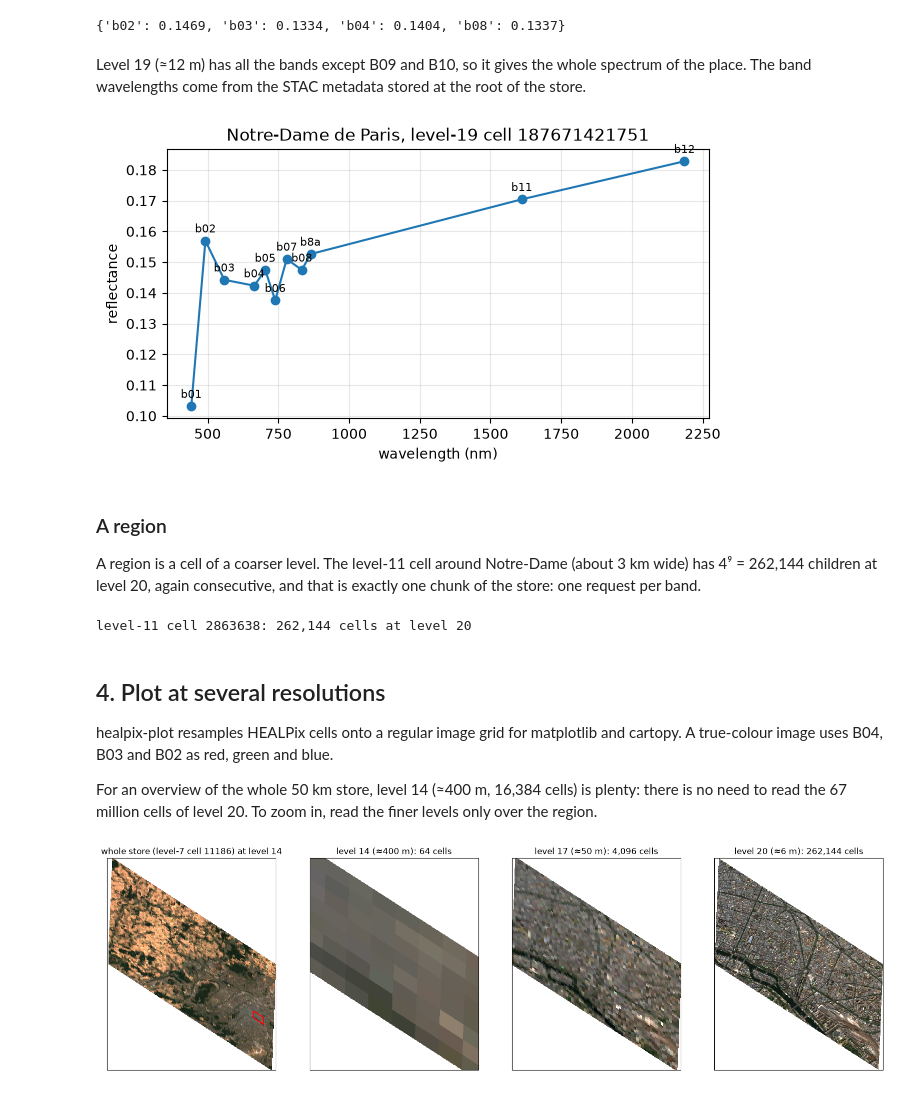
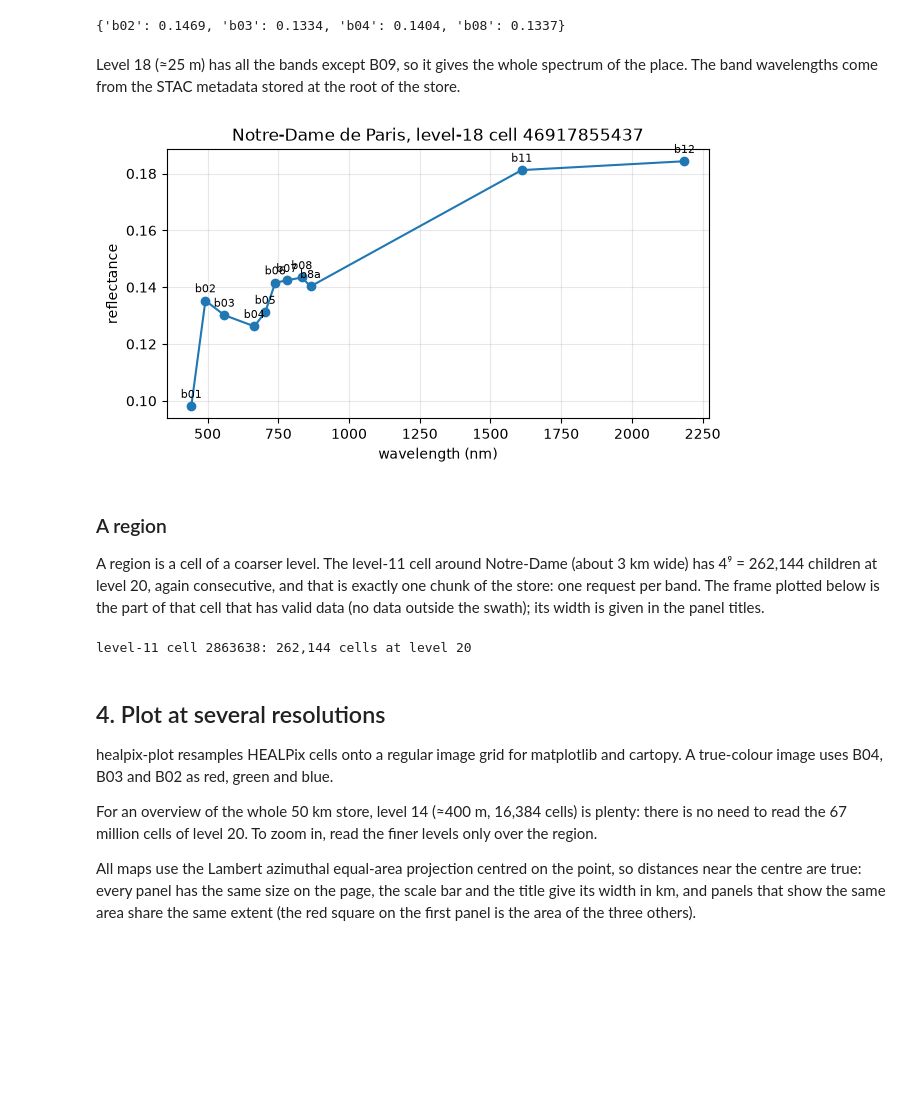
Before and after one commit to GRID4EARTH/examples, a Jupyter notebook: notebooks/01-sentinel-2-find-open-plot.ipynb, the cells around one changed output. Cells and saved outputs as stored; diff of their text form; code cells hidden in the pictures; blank space fills up the shorter version.

```diff
--- a/notebooks/01-sentinel-2-find-open-plot.ipynb
+++ b/notebooks/01-sentinel-2-find-open-plot.ipynb
@@ -14,2 +21,13 @@ Nothing is downloaded beforehand: each step reads only the chunks it needs over
+# %%
+# Where the data are: change them here and nowhere else.
+stac_url = "https://stac-api.grid4earth.eu"
+collection = "converted-sentinel-2-l2a"  # STAC collection of the Sentinel-2 Level-2A stores
+day = "2026-08-12"
+platform = "sentinel-2b"
+lon, lat = 2.3499, 48.8530  # Notre-Dame de Paris
+store_base = "https://data.grid4earth.eu/converted/sentinel-2-l2a/mean-l20-l14-c11-s9-hcc/l7"  # one store per level-7 cell below this address
+product = "S2B_MSIL2A_20260812T104619_R051_O49269"  # datatake that is cut into the stores
+mosaic_collection = "converted-mosaic-sentinel-2-l2a"  # STAC collection of the Icechunk mosaics (section 5)
+mosaic_item = "converted-mosaic-S2_MSIL2A_passes_N48p4-N49p3"  # the pass stack of the band, with a time axis
 # %%
 import numpy as np
@@ -33,15 +52,13 @@ Every store is an item of the GRID4EARTH STAC catalogue, so a search by place an
 # %%
-lon, lat = 2.3499, 48.8530  # Notre-Dame de Paris
-
-catalog = Client.open("https://stac-api.grid4earth.eu")
+catalog = Client.open(stac_url)
 search = catalog.search(
-    collections=["converted-healpix-tiled-sentinel-2-l2a-multires"],
+    collections=[collection],
     intersects={"type": "Point", "coordinates": [lon, lat]},
-    datetime="2026-08-12",
+    datetime=day,
 )
-item = next(search.items())
+item = next(i for i in search.items() if i.properties["platform"] == platform)
 url = item.assets["product"].href
 print(item.id)
-print(f"level-{item.properties['g4e:healpix_parent_level']} cell {item.properties['g4e:healpix_parent_cell']}")
+print(f"level-7 cell {item.id.rsplit('_C', 1)[1]}")
 print(url)
 # %% [output]
@@ -119,27 +133,27 @@ point = reflectance["20"].to_dataset().isel(cells=positions(cell20, 20, 20)).loa
 # %% [output]
 {'b02': 0.1469, 'b03': 0.1334, 'b04': 0.1404, 'b08': 0.1337}
 # %% [markdown]
-Level 19 (≈12 m) has all the bands except B09 and B10, so it gives the whole spectrum of the place. The band wavelengths come from the STAC metadata stored at the root of the store.
+Level 18 (≈25 m) has all the bands except B09, so it gives the whole spectrum of the place. The band wavelengths come from the STAC metadata stored at the root of the store.
 # %%
 bands = tree.attrs["stac_discovery"]["properties"]["bands"]
 wavelength = {b["name"]: b["eo:center_wavelength"] for b in bands}
 
-cell19 = cell20 >> 2
-pixel = reflectance["19"].to_dataset().isel(cells=positions(cell19, 19, 19)).load()
+cell18 = cell20 >> 4
+pixel = reflectance["18"].to_dataset().isel(cells=positions(cell18, 18, 18)).load()
 names = sorted((name for name in pixel.data_vars if name in wavelength), key=wavelength.get)
 
 fig, ax = plt.subplots(figsize=(7, 3.5))
 ax.plot([wavelength[n] * 1000 for n in names], [float(pixel[n][0]) for n in names], "o-")
 for n in names:
     ax.annotate(n, (wavelength[n] * 1000, float(pixel[n][0])), textcoords="offset points", xytext=(0, 6), ha="center", fontsize=8)
-ax.set(xlabel="wavelength (nm)", ylabel="reflectance", title=f"Notre-Dame de Paris, level-19 cell {cell19}")
+ax.set(xlabel="wavelength (nm)", ylabel="reflectance", title=f"Notre-Dame de Paris, level-18 cell {cell18}")
 ax.grid(alpha=0.3)
 # %% [output]
-[figure, old version]
+[figure, new version]
 # %% [markdown]
 ### A region
 
-A region is a cell of a coarser level. The level-11 cell around Notre-Dame (about 3 km wide) has 4⁹ = 262,144 children at level 20, again consecutive, and that is exactly one chunk of the store: one request per band.
+A region is a cell of a coarser level. The level-11 cell around Notre-Dame (about 3 km wide) has 4⁹ = 262,144 children at level 20, again consecutive, and that is exactly one chunk of the store: one request per band. The frame plotted below is the part of that cell that has valid data (no data outside the swath); its width is given in the panel titles.
 # %%
 region_level = 11
 region = cell20 >> 2 * (20 - region_level)
@@ -153,34 +167,5 @@ level-11 cell 2863638: 262,144 cells at level 20
 healpix-plot resamples HEALPix cells onto a regular image grid for matplotlib and cartopy. A true-colour image uses B04, B03 and B02 as red, green and blue.
 
 For an overview of the whole 50 km store, level 14 (≈400 m, 16,384 cells) is plenty: there is no need to read the 67 million cells of level 20. To zoom in, read the finer levels only over the region.
+
+All maps use the Lambert azimuthal equal-area projection centred on the point, so distances near the centre are true: every panel has the same size on the page, the scale bar and the title give its width in km, and panels that show the same area share the same extent (the red square on the first panel is the area of the three others).
-# %%
-def true_colour(ds, gain=3.5):
-    return np.clip(np.stack([ds["b04"], ds["b03"], ds["b02"]], axis=-1) * gain, 0, 1)
-
-
-def show(ds, level, ax, title):
-    healpix_plot.plot(
-        ds["cell_ids"].values,
-        true_colour(ds),
-        healpix_grid=healpix_plot.HealpixGrid(level=level, indexing_scheme="nested", ellipsoid="WGS84"),
-        sampling_grid={"shape": 800},
-        ax=ax,
-        title=title,
-        axis_labels="none",
-    )
-
-
-projection = ccrs.LambertAzimuthalEqualArea(central_longitude=lon, central_latitude=lat)
-fig, axes = plt.subplots(1, 4, figsize=(20, 5.5), subplot_kw={"projection": projection})
-
-overview = reflectance["14"].to_dataset()[["b02", "b03", "b04"]].load()
-show(overview, 14, axes[0], f"whole store (level-7 cell {parent}) at level 14")
-outline_lon, outline_lat = hpx.vertices(np.array([region], dtype="uint64"), region_level, ellipsoid="WGS84")
-axes[0].fill(outline_lon[0], outline_lat[0], fill=False, edgecolor="red", linewidth=1.5, transform=ccrs.Geodetic())
-
-for ax, level in zip(axes[1:], [14, 17, 20]):
-    ds = reflectance[str(level)].to_dataset()[["b02", "b03", "b04"]].isel(cells=positions(region, region_level, level)).load()
-    size = {14: "400 m", 17: "50 m", 20: "6 m"}[level]
-    show(ds, level, ax, f"level {level} (≈{size}): {ds.sizes['cells']:,} cells")
-# %% [output]
-[figure, removed]
```
Also changed, not shown: parts of 19 cells of this notebook, 3 other files.
